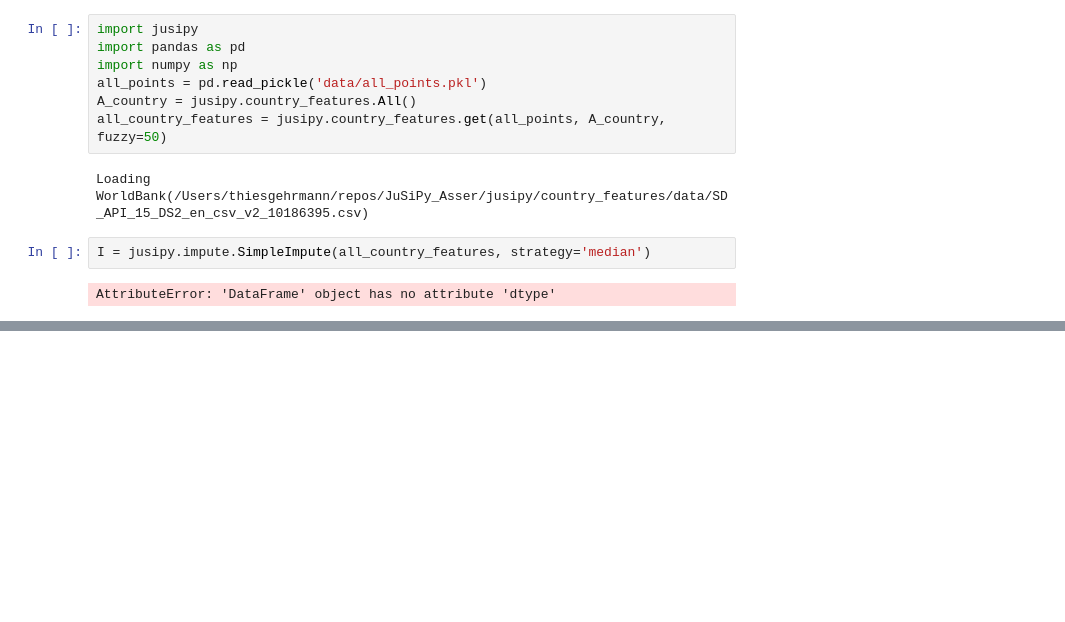
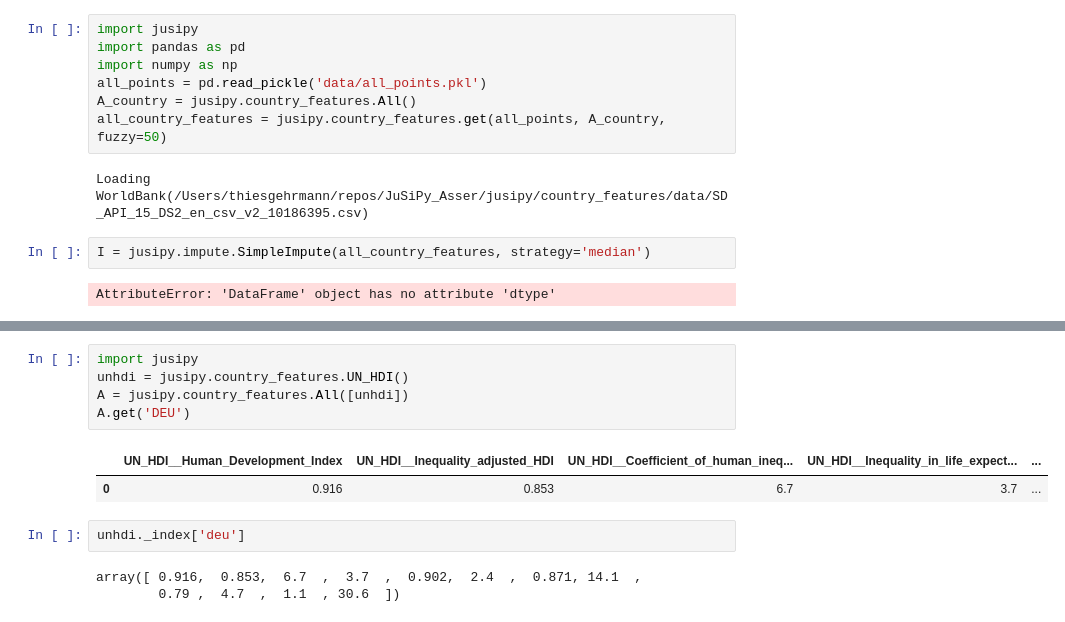
Before and after one commit to thiesgehrmann/JuSiPy_Asser, a Jupyter notebook: 1_pipeline_features.ipynb, the cells around one changed output, grey strips where cells are left out. Drawn from its saved outputs; the diff is of its cells as text; blank space fills up the shorter version.

```diff
--- a/1_pipeline_features.ipynb
+++ b/1_pipeline_features.ipynb
@@ -190,0 +226,13 @@ AttributeError: Can only use .str accessor with string values, which use np.obje
+# %%
+import jusipy
+unhdi = jusipy.country_features.UN_HDI()
+A = jusipy.country_features.All([unhdi])
+A.get('DEU')
+# %% [output]
+|  | UN_HDI__Human_Development_Index | UN_HDI__Inequality_adjusted_HDI | UN_HDI__Coefficient_of_human_ineq... | UN_HDI__Inequality_in_life_expect... | ... |
+| 0 | 0.916 | 0.853 | 6.7 | 3.7 | ... |
+# %%
+unhdi._index['deu']
+# %% [output]
+array([ 0.916,  0.853,  6.7  ,  3.7  ,  0.902,  2.4  ,  0.871, 14.1  ,
+        0.79 ,  4.7  ,  1.1  , 30.6  ])
```
Also changed, not shown: parts of 4 cells of this notebook, 6 other files.
